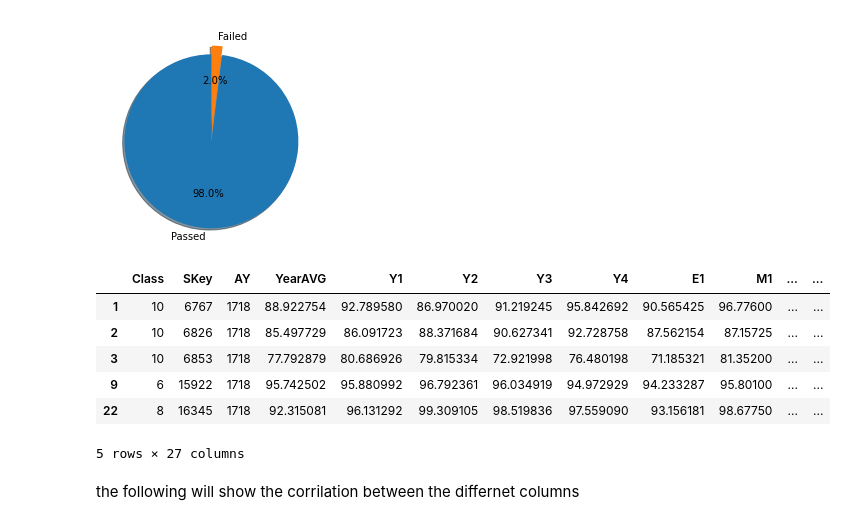
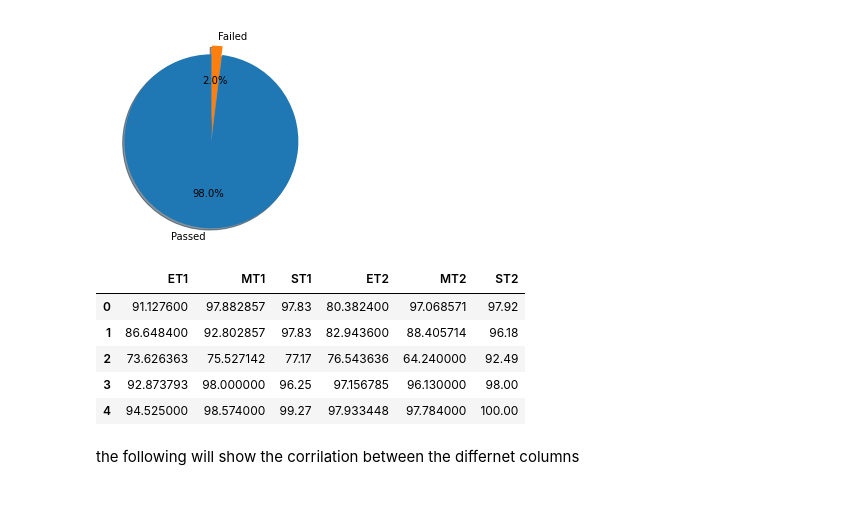
Before and after one commit to hmamoun/Python, a Jupyter notebook: SABIS/YearAvgPredictor.ipynb, the cells around one changed output. Saved outputs shown, nothing was run; the diff lists cells and outputs as text; code cells hidden in the pictures.

```diff
--- a/SABIS/YearAvgPredictor.ipynb
+++ b/SABIS/YearAvgPredictor.ipynb
@@ -44,23 +44,23 @@ plt.show()
 # %%
 theClass = 8
 #Choose which scores to learn from
 inputs = ['Y1','Y2','Y3','Y4','E1','M1','S1','E2','M2','S2','E3','M3','S3','E4','M4','S4','ET1','MT1','ST1','ET2','MT2','ST2']
 #inputs = ['Y1','Y2','Y3','E1','M1','S1','E2','M2','S2','E3','M3','S3','ET1','MT1','ST1','ET2','MT2','ST2']
 #inputs = ['E1','M1','S1','E2','M2','S2','E3','M3','S3','E4','M4','S4','ET1','MT1','ST1','ET2','MT2','ST2']
 #inputs = ['E1','M1','S1','E2','M2','S2','E3','M3','S3','E4','M4','S4','ET1','MT1','ST1','ET2','MT2','ST2']
 #inputs = ['E1','M1','S1','ET1','MT1','ST1','ET2','MT2','ST2']
+inputs = ['ET1','MT1','ST1','ET2','MT2','ST2']
 
 #grades = grades[grades['Class'] == theClass]
 #grades = grades[grades['YearAVG'] < 60]
 y= grades['YearAVG'].values
-X= grades[inputs].values
-grades.head()
+X= pd.DataFrame(grades[inputs].values , columns = inputs)
+X.head()
 # %% [output]
-|  | Class | SKey | AY | YearAVG | Y1 | Y2 | Y3 | Y4 | E1 | M1 | ... | ... |
-| 1 | 10 | 6767 | 1718 | 88.922754 | 92.789580 | 86.970020 | 91.219245 | 95.842692 | 90.565425 | 96.77600 | ... | ... |
-| 2 | 10 | 6826 | 1718 | 85.497729 | 86.091723 | 88.371684 | 90.627341 | 92.728758 | 87.562154 | 87.15725 | ... | ... |
-| 3 | 10 | 6853 | 1718 | 77.792879 | 80.686926 | 79.815334 | 72.921998 | 76.480198 | 71.185321 | 81.35200 | ... | ... |
-| 9 | 6 | 15922 | 1718 | 95.742502 | 95.880992 | 96.792361 | 96.034919 | 94.972929 | 94.233287 | 95.80100 | ... | ... |
-| 22 | 8 | 16345 | 1718 | 92.315081 | 96.131292 | 99.309105 | 98.519836 | 97.559090 | 93.156181 | 98.67750 | ... | ... |
+|  | ET1 | MT1 | ST1 | ET2 | MT2 | ST2 |
+| 0 | 91.127600 | 97.882857 | 97.83 | 80.382400 | 97.068571 | 97.92 |
+| 1 | 86.648400 | 92.802857 | 97.83 | 82.943600 | 88.405714 | 96.18 |
+| 2 | 73.626363 | 75.527142 | 77.17 | 76.543636 | 64.240000 | 92.49 |
+| 3 | 92.873793 | 98.000000 | 96.25 | 97.156785 | 96.130000 | 98.00 |
+| 4 | 94.525000 | 98.574000 | 99.27 | 97.933448 | 97.784000 | 100.00 |
-5 rows × 27 columns
 # %%
```
Also changed, not shown: parts of 11 cells of this notebook, 1 other file.
